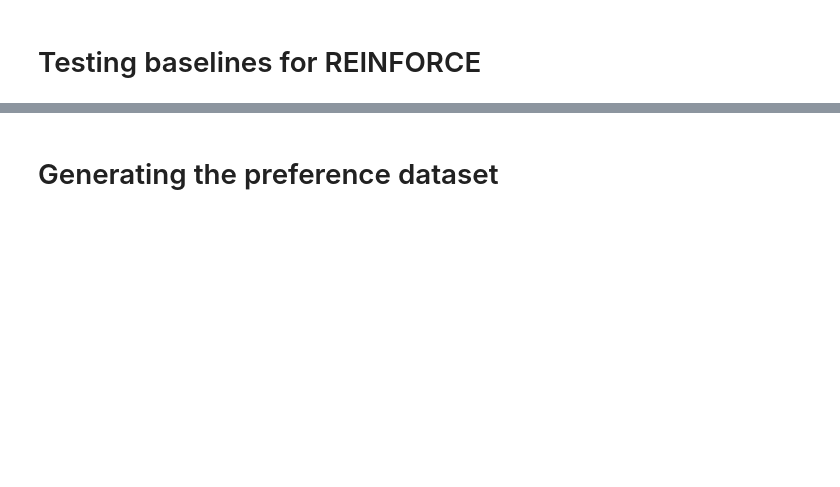
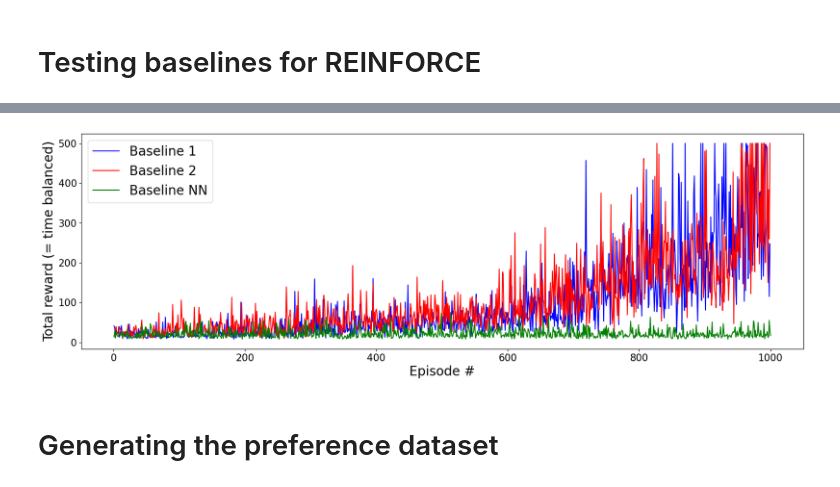
Before and after one commit to noeprat/RLHF_EGGang, a Jupyter notebook: cartpole.ipynb, the cells around one changed output, grey strips where cells are left out. Cells and saved outputs as stored; diff of their text form; code cells hidden in the pictures; blank space fills up the shorter version.

```diff
--- a/cartpole.ipynb
+++ b/cartpole.ipynb
@@ -37,6 +56,5 @@ device(type='cpu')
 # %%
-
-env = gym.make('CartPole-v0')
+env = gym.make('CartPole-v1',new_step_api=True)
 seed = 0
 env.reset(seed=seed)
 # %% [output]
@@ -50,2 +85,19 @@ torch.serialization.add_safe_globals([getattr, torch.nn.modules.linear.Linear, u
+# %%
+import torch.nn as nn
+import torch.nn.functional as F
+
+class BaselineNetwork(nn.Module):
+    def __init__(self, state_size=4, hidden_size=64):
+        super().__init__()
+        self.fc1 = nn.Linear(state_size, hidden_size)
+        self.bn1 = nn.LayerNorm(hidden_size)
+        self.fc2 = nn.Linear(hidden_size, hidden_size)
+        self.bn2 = nn.LayerNorm(hidden_size)
+        self.fc3 = nn.Linear(hidden_size, 1)
+
+    def forward(self, state):
+        x = F.relu(self.bn1(self.fc1(state)))
+        x = F.relu(self.bn2(self.fc2(x)))
+        return self.fc3(x)
 # %% [markdown]
 # Testing baselines for REINFORCE
@@ -80,28 +485,29 @@ if run:
 # %%
-if run:
 ### Plot the learning progress
 
-    # Create the plot
-    fig = plt.figure(figsize=(20, 6))
-    ax = fig.add_subplot(111)
+# Create the plot
+fig = plt.figure(figsize=(20, 6))
+ax = fig.add_subplot(111)
 
-    # Plot the scores with specified colors and labels
-    #ax.plot(np.arange(1, len(scores_rwd2go) + 1), scores_rwd2go, color='green', label='No Baseline')
-    ax.plot(np.arange(1, len(scores_baseline_1) + 1), scores_baseline_1, color='blue', label='Baseline 1')
-    ax.plot(np.arange(1, len(scores_baseline_2) + 1), scores_baseline_2, color='red', label='Baseline 2')
-    ax.plot(np.arange(1, len(scores_naive_baseline) + 1), scores_naive_baseline, color='black', label='Naive Baseline')
+# Plot the scores with specified colors and labels
+# ax.plot(np.arange(1, len(scores_naive_baseline) + 1), scores_naive_baseline, color='black', label='Naive Baseline')
+ax.plot(np.arange(1, len(scores_baseline_1) + 1), scores_baseline_1, color='blue', label='Baseline 1')
+ax.plot(np.arange(1, len(scores_baseline_2) + 1), scores_baseline_2, color='red', label='Baseline 2')
+ax.plot(np.arange(1, len(scores_baseline_nn) + 1), scores_baseline_nn, color='green', label='Baseline NN')
 
-    # Set the labels with a larger font size
-    ax.set_ylabel('Total reward (= time balanced)', fontsize=20)
-    ax.set_xlabel('Episode #', fontsize=20)
+# Set the labels with a larger font size
+ax.set_ylabel('Total reward (= time balanced)', fontsize=20)
+ax.set_xlabel('Episode #', fontsize=20)
 
-    # Set the tick labels to a larger font size
-    ax.tick_params(axis='both', which='major', labelsize=15)
+# Set the tick labels to a larger font size
+ax.tick_params(axis='both', which='major', labelsize=15)
 
-    # Add a legend with a specified font size
-    ax.legend(fontsize=20)
+# Add a legend with a specified font size
+ax.legend(fontsize=20)
 
-    # Show the plot
-    plt.show()
+# Show the plot
+plt.show()
+# %% [output]
+[figure, added]
 # %% [markdown]
 # Generating the preference dataset
```
Also changed, not shown: parts of 39 cells of this notebook, 2 other files.
